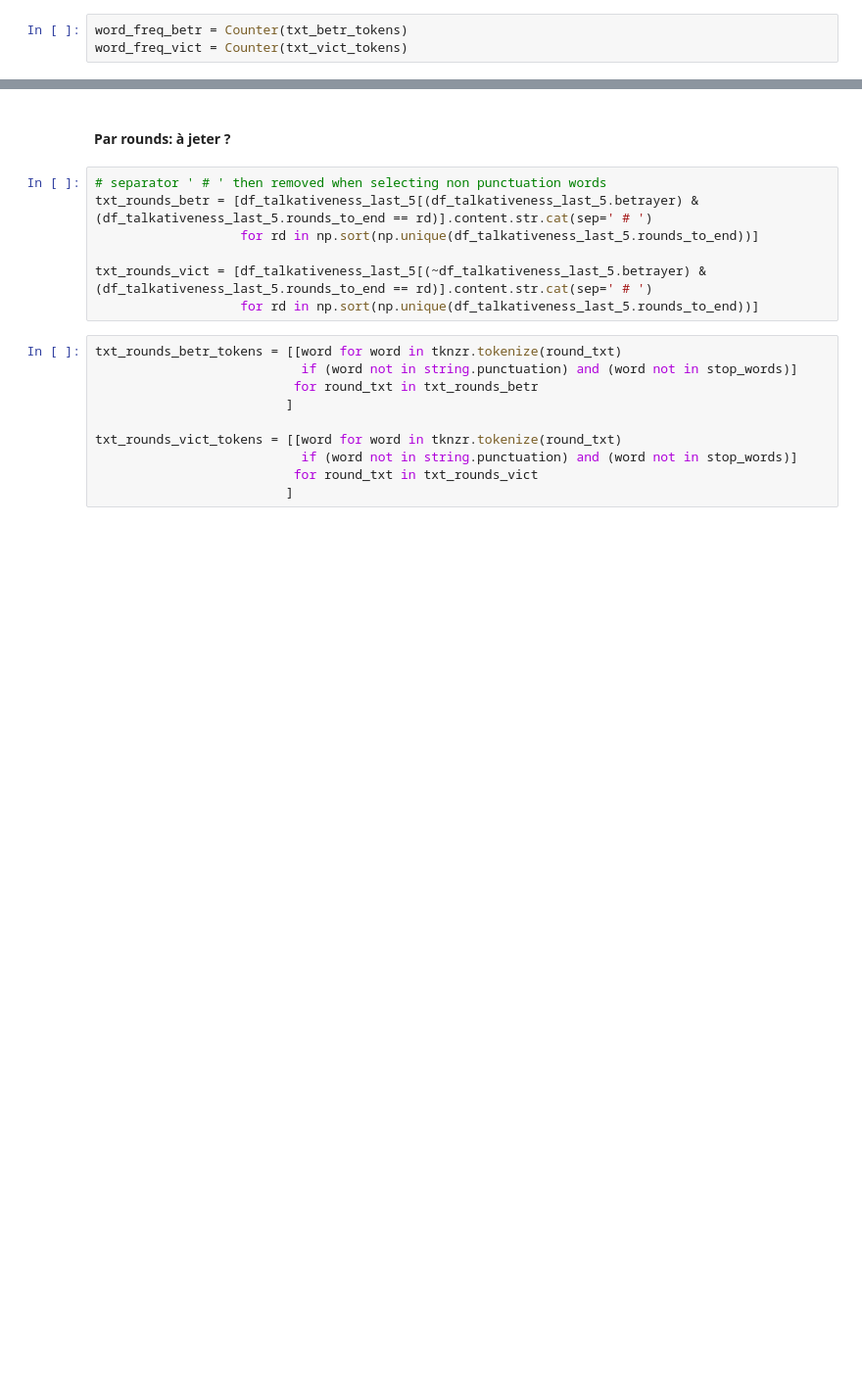
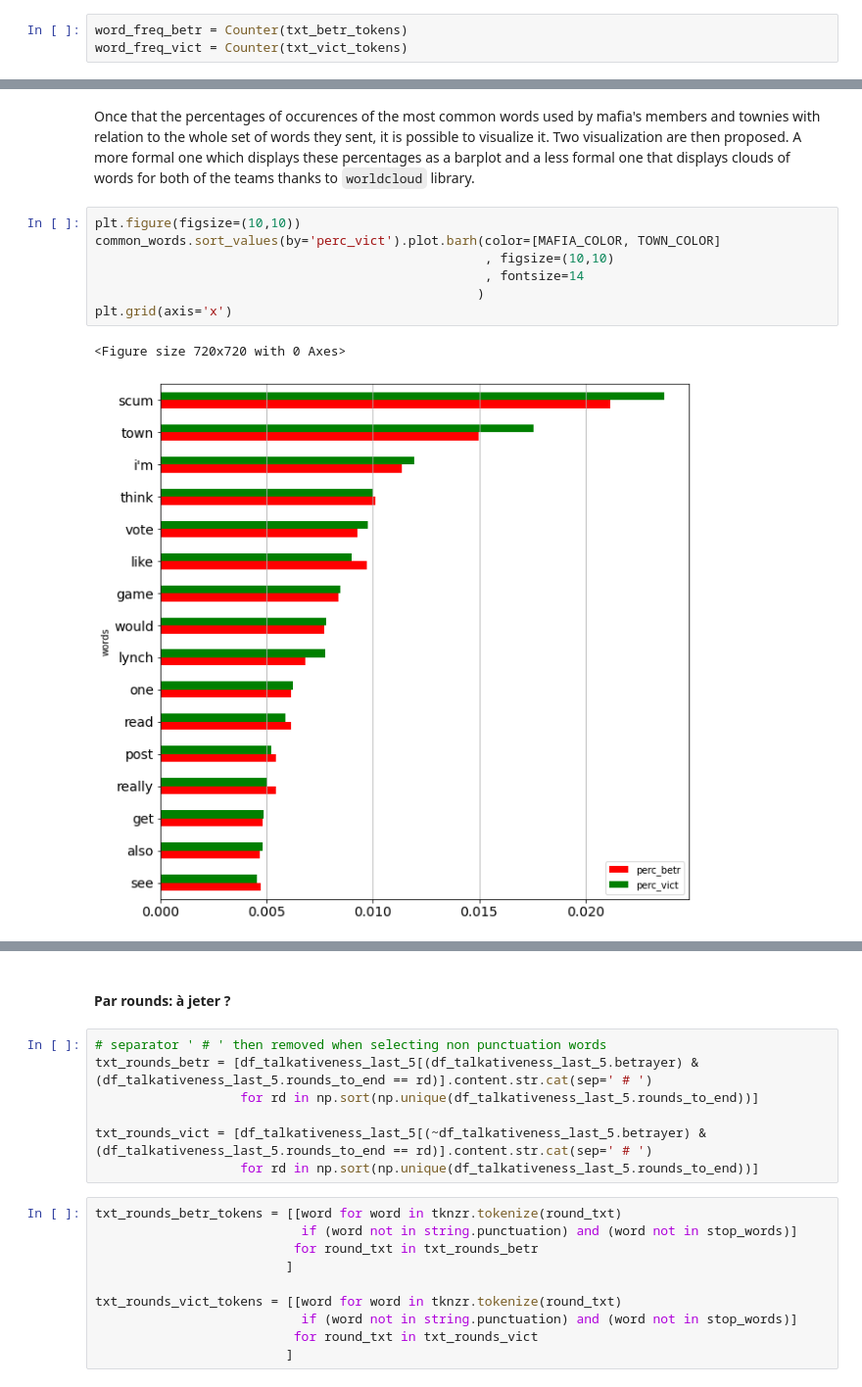
Before and after one commit to epfl-ada/ada-2020-project-milestone-p3-p3_bamboozled-gang, a Jupyter notebook: project_report.ipynb, the cells around one changed output, grey strips where cells are left out. Shown at 98% size. Saved outputs shown, nothing was run; the diff lists cells and outputs as text; blank space fills up the shorter version.

```diff
--- a/project_report.ipynb
+++ b/project_report.ipynb
@@ -1239,0 +1249,13 @@ common_words.plot.barh()
+# %% [markdown]
+Once that the percentages of occurences of the most common words used by mafia's members and townies with relation to the whole set of words they sent, it is possible to visualize it.
+Two visualization are then proposed. A more formal one which displays these percentages as a barplot and a less formal one that displays clouds of words for both of the teams thanks to `worldcloud` library.
+# %%
+plt.figure(figsize=(10,10))
+common_words.sort_values(by='perc_vict').plot.barh(color=[MAFIA_COLOR, TOWN_COLOR]
+                                                   , figsize=(10,10)
+                                                   , fontsize=14
+                                                  )
+plt.grid(axis='x')
+# %% [output]
+<Figure size 720x720 with 0 Axes>
+[figure, added]
```
Also changed, not shown: parts of 32 cells of this notebook.
